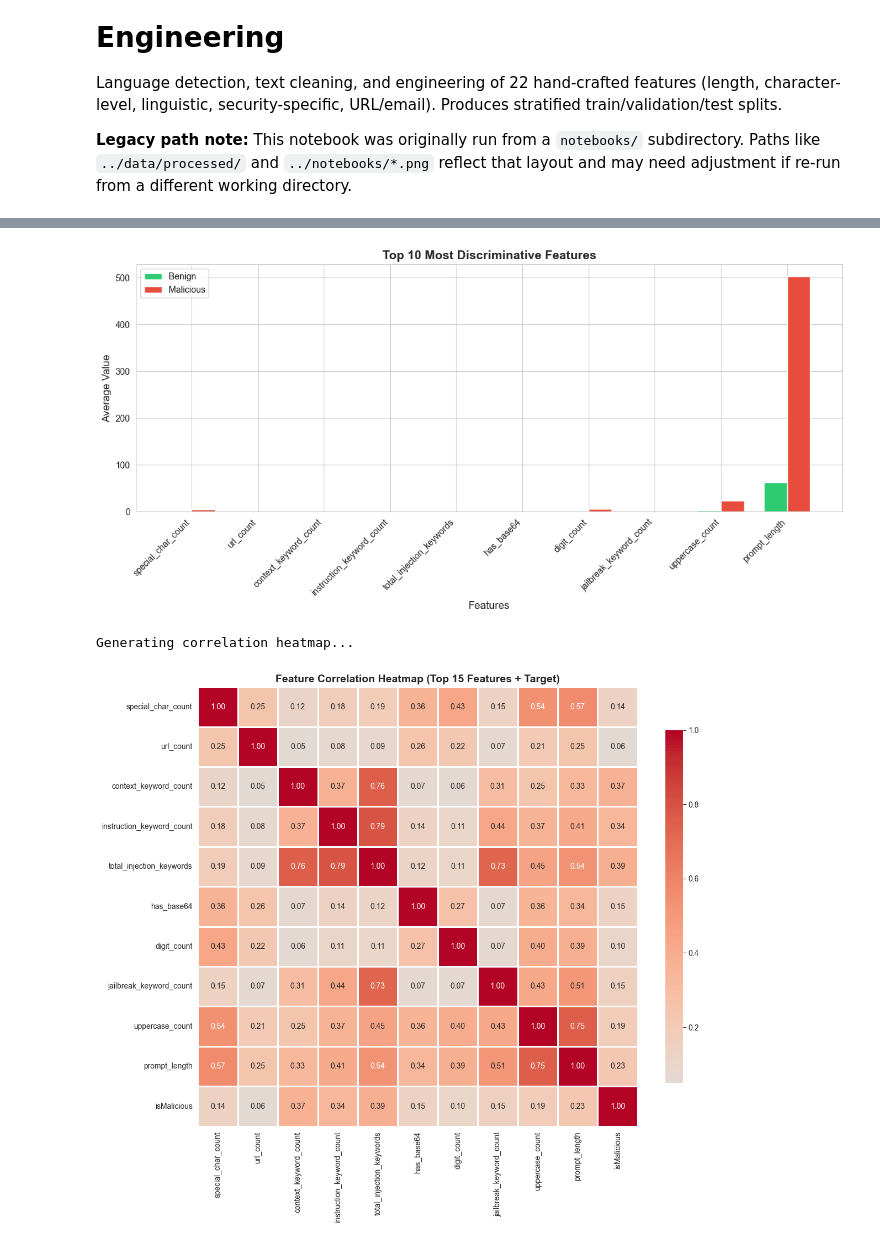
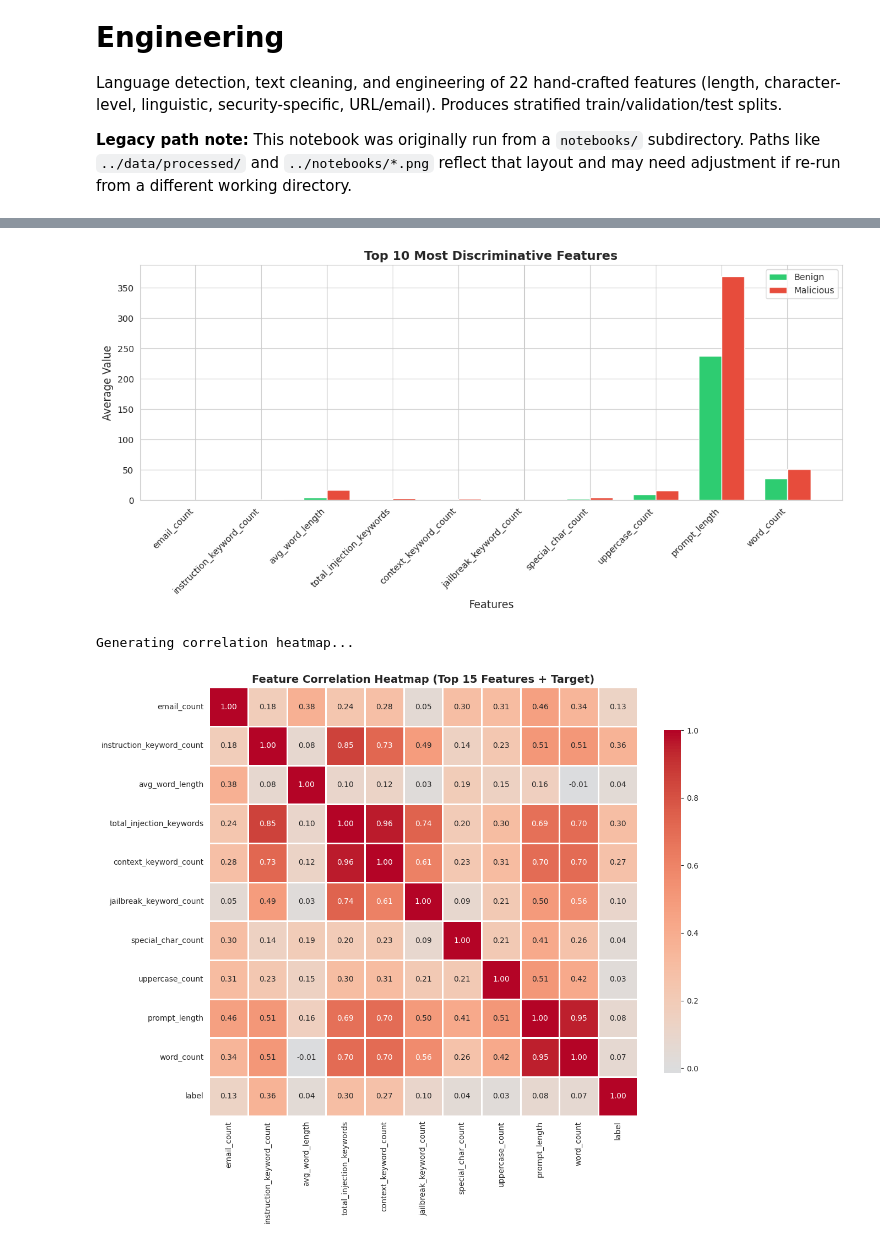
Before and after one commit to Hgaffa/PromptGuard-Research, a Jupyter notebook: promptguard-notebooks/02_preprocessing_and_feature_engineering.ipynb, the cells around one changed output, grey strips where cells are left out. Cells and saved outputs as stored; diff of their text form; code cells hidden in the pictures.

Commit message:
update notebooks with new data sources

```diff
--- a/promptguard-notebooks/02_preprocessing_and_feature_engineering.ipynb
+++ b/promptguard-notebooks/02_preprocessing_and_feature_engineering.ipynb
@@ -34,7 +60,7 @@ print("✓ All libraries imported successfully")
 ✓ All libraries imported successfully
 # %%
-# Load the data from Session 1
-df = pd.read_csv('../data/processed/prompts_with_features.csv')
+# Load the corpus from NB01
+df = pd.read_csv(f"{DISTILBERT_DIR}/processed/corpus_with_features.csv")
 print(f"Loaded {len(df):,} prompts")
 print(f"Columns: {df.columns.tolist()}")
 # %% [output]
@@ -59,7 +141,7 @@ sample_size = min(5000, len(df))
 sample_df = df.sample(n=sample_size, random_state=42)
 
 print(f"Analyzing language for {sample_size:,} sample prompts...")
-sample_df['language'] = sample_df['Prompt'].apply(detect_language)
+sample_df['language'] = sample_df['text'].apply(detect_language)
 
 # Language distribution overall
 print("\nOverall language distribution:")
@@ -70,7 +152,7 @@ print(lang_dist.head(10))
 print("\nLanguage distribution by class:")
 lang_by_class = pd.crosstab(
     sample_df['language'],
-    sample_df['isMalicious'],
+    sample_df['label'],
     normalize='columns'
 ) * 100
 
@@ -80,7 +162,6 @@ print(lang_by_class.round(2))
 # Visualize
 fig, axes = plt.subplots(1, 2, figsize=(15, 5))
 
-# Overall distribution
 top_langs = lang_dist.head(10)
 top_langs.plot(kind='bar', ax=axes[0], color='skyblue')
 axes[0].set_title('Top 10 Languages in Dataset (Sample)', fontsize=14, fontweight='bold')
@@ -88,8 +169,7 @@ axes[0].set_xlabel('Language Code', fontsize=12)
 axes[0].set_ylabel('Count', fontsize=12)
 axes[0].set_xticklabels(axes[0].get_xticklabels(), rotation=45)
 
-# By class - stacked bar
-lang_by_class_counts = pd.crosstab(sample_df['language'], sample_df['isMalicious'])
+lang_by_class_counts = pd.crosstab(sample_df['language'], sample_df['label'])
 top_lang_codes = lang_by_class_counts.sum(axis=1).nlargest(10).index
 lang_by_class_counts.loc[top_lang_codes].plot(
     kind='bar',
@@ -104,12 +184,11 @@ axes[1].legend(['Benign', 'Malicious'])
 axes[1].set_xticklabels(axes[1].get_xticklabels(), rotation=45)
 
 plt.tight_layout()
-plt.savefig('../notebooks/language_distribution.png', dpi=300, bbox_inches='tight')
 plt.show()
 
 # Add language feature to main dataframe (for entire dataset)
 print("\nAdding language detection to full dataset (this may take a few minutes)...")
-df['language'] = df['Prompt'].apply(detect_language)
+df['language'] = df['text'].apply(detect_language)
 print("✓ Language detection complete")
 # %% [output]
 ==================================================
@@ -164,25 +243,24 @@ def clean_text(text, preserve_special=True):
 
     # Optionally remove special characters (we'll keep them for malicious detection)
     if not preserve_special:
-        # Remove punctuation except basic ones
         text = re.sub(r'[^\w\s.,!?-]', '', text)
 
     return text
 
 # Apply cleaning
 print("Cleaning text...")
-df['prompt_cleaned'] = df['Prompt'].apply(lambda x: clean_text(x, preserve_special=True))
+df['prompt_cleaned'] = df['text'].apply(lambda x: clean_text(x, preserve_special=True))
 
 # Show examples
 print("\nExample cleaning results:")
 print("\n--- Original vs Cleaned (Benign) ---")
-for idx in df[df['isMalicious'] == 0].sample(3, random_state=42).index:
-    print(f"\nOriginal: {df.loc[idx, 'Prompt'][:100]}...")
+for idx in df[df['label'] == 0].sample(3, random_state=42).index:
+    print(f"\nOriginal: {df.loc[idx, 'text'][:100]}...")
     print(f"Cleaned:  {df.loc[idx, 'prompt_cleaned'][:100]}...")
 
 print("\n--- Original vs Cleaned (Malicious) ---")
-for idx in df[df['isMalicious'] == 1].sample(3, random_state=42).index:
-    print(f"\nOriginal: {df.loc[idx, 'Prompt'][:100]}...")
+for idx in df[df['label'] == 1].sample(3, random_state=42).index:
+    print(f"\nOriginal: {df.loc[idx, 'text'][:100]}...")
     print(f"Cleaned:  {df.loc[idx, 'prompt_cleaned'][:100]}...")
 # %% [output]
 ==================================================
@@ -406,7 +541,7 @@ numerical_features = [
     'has_base64', 'has_hex', 'has_code_block'
 ]
 
-comparison = df.groupby('isMalicious')[numerical_features].mean()
+comparison = df.groupby('label')[numerical_features].mean()
 comparison = comparison.T
 comparison.columns = ['Benign', 'Malicious']
 comparison['Difference'] = comparison['Malicious'] - comparison['Benign']
@@ -433,20 +568,19 @@ ax.set_xticklabels(top_features.index, rotation=45, ha='right')
 ax.legend()
 
 plt.tight_layout()
-plt.savefig('../notebooks/feature_comparison.png', dpi=300, bbox_inches='tight')
+plt.savefig(f"{DISTILBERT_DIR}/processed/feature_comparison.png", dpi=300, bbox_inches='tight')
 plt.show()
 
-# Correlation heatmap of top features
+# Correlation heatmap
 print("\nGenerating correlation heatmap...")
 top_feature_names = top_features.head(15).index.tolist()
-correlation_matrix = df[top_feature_names + ['isMalicious']].corr()
+correlation_matrix = df[top_feature_names + ['label']].corr()
 
 plt.figure(figsize=(12, 10))
 sns.heatmap(correlation_matrix, annot=True, fmt='.2f', cmap='coolwarm', center=0,
             square=True, linewidths=1, cbar_kws={"shrink": 0.8})
 plt.title('Feature Correlation Heatmap (Top 15 Features + Target)', fontsize=14, fontweight='bold')
 plt.tight_layout()
-plt.savefig('../notebooks/feature_correlation.png', dpi=300, bbox_inches='tight')
 plt.show()
 # %% [output]
 ==================================================
@@ -469,6 +603,6 @@ digit_ratio                 0.005589    0.004789   -0.000800    0.726780
-[figure, old version]
+[figure, new version]
 Generating correlation heatmap...
-[figure, old version]
+[figure, new version]
 # %%
 print("\n" + "="*50)
 print("TRAIN/VALIDATION/TEST SPLIT")
```
Also changed, not shown: parts of 12 cells of this notebook, 5 other files.
